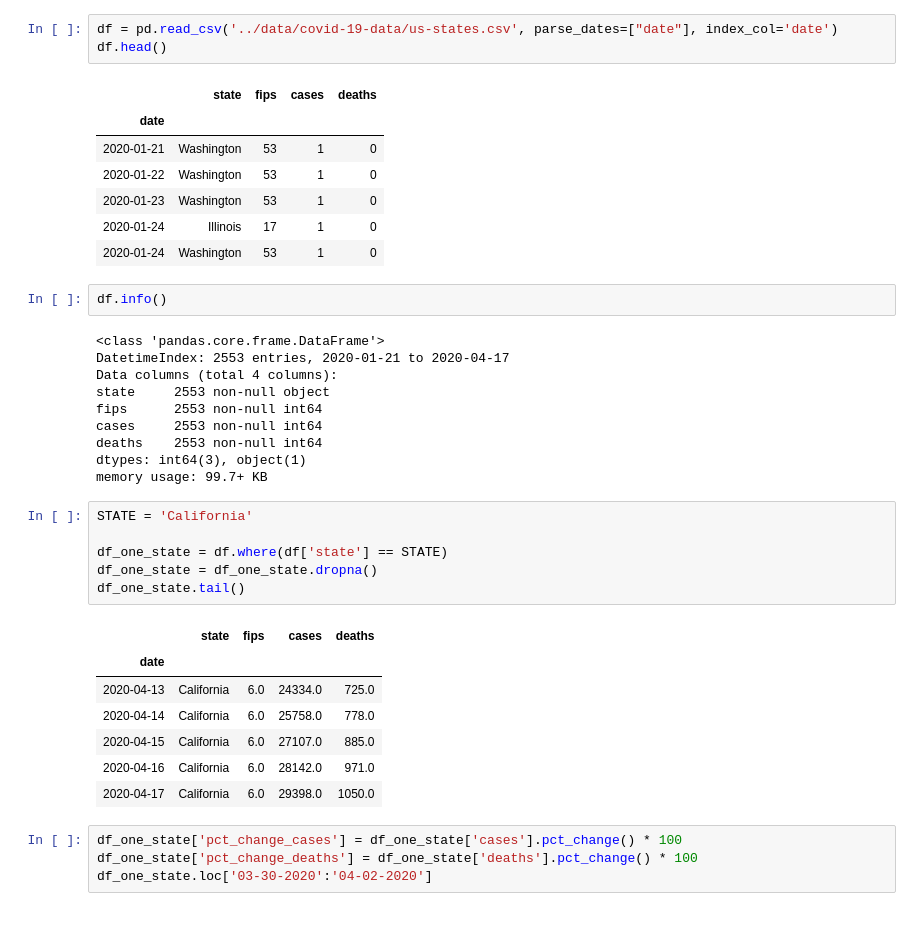
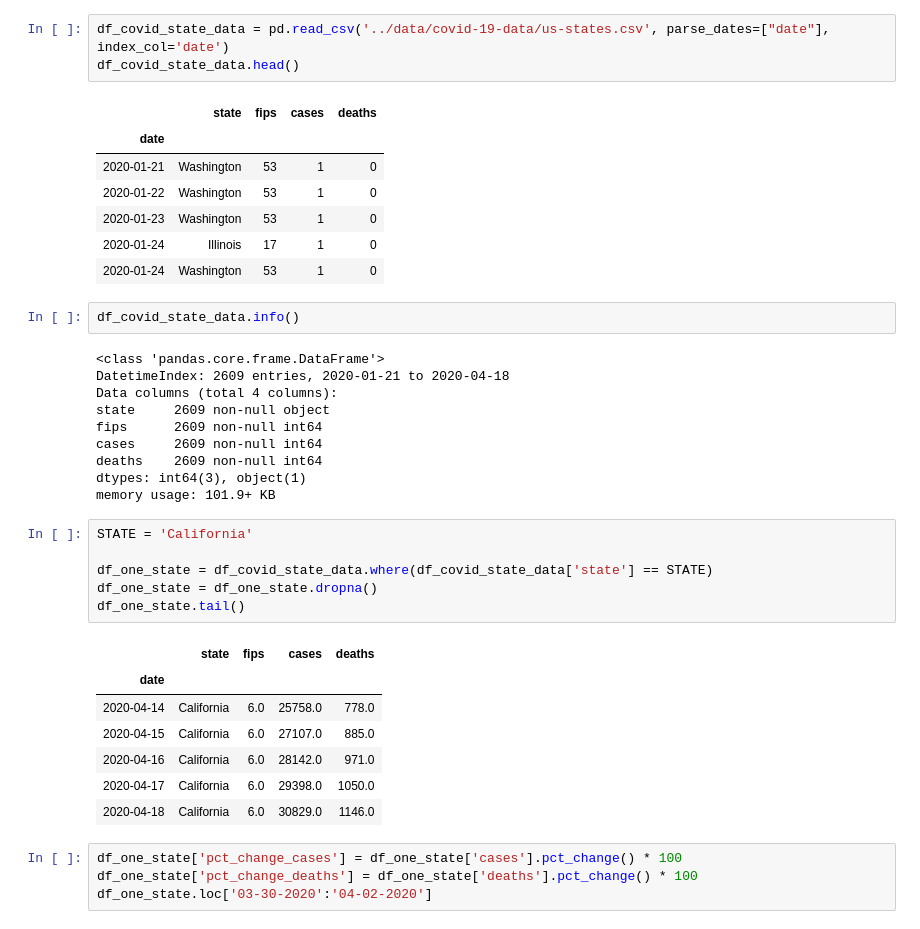
Before and after one commit to ajuljulian/covid-viz, a Jupyter notebook: notebooks/covid19-viz-us-states-1.ipynb, the cells around one changed output. Saved outputs shown, nothing was run; the diff lists cells and outputs as text.

```diff
--- a/notebooks/covid19-viz-us-states-1.ipynb
+++ b/notebooks/covid19-viz-us-states-1.ipynb
@@ -22,8 +25,8 @@ output_notebook()
 Loading BokehJS ...
 [interactive output not drawn]
 # %%
-df = pd.read_csv('../data/covid-19-data/us-states.csv', parse_dates=["date"], index_col='date')
-df.head()
+df_covid_state_data = pd.read_csv('../data/covid-19-data/us-states.csv', parse_dates=["date"], index_col='date')
+df_covid_state_data.head()
 # %% [output]
 |  | state | fips | cases | deaths |
 | date |  |  |  |  |
@@ -33,31 +36,31 @@ df.head()
 | 2020-01-24 | Illinois | 17 | 1 | 0 |
 | 2020-01-24 | Washington | 53 | 1 | 0 |
 # %%
-df.info()
+df_covid_state_data.info()
 # %% [output]
 <class 'pandas.core.frame.DataFrame'>
-DatetimeIndex: 2553 entries, 2020-01-21 to 2020-04-17
+DatetimeIndex: 2609 entries, 2020-01-21 to 2020-04-18
 Data columns (total 4 columns):
-state     2553 non-null object
-fips      2553 non-null int64
-cases     2553 non-null int64
-deaths    2553 non-null int64
+state     2609 non-null object
+fips      2609 non-null int64
+cases     2609 non-null int64
+deaths    2609 non-null int64
 dtypes: int64(3), object(1)
-memory usage: 99.7+ KB
+memory usage: 101.9+ KB
 # %%
 STATE = 'California'
 
-df_one_state = df.where(df['state'] == STATE)
+df_one_state = df_covid_state_data.where(df_covid_state_data['state'] == STATE)
 df_one_state = df_one_state.dropna()
 df_one_state.tail()
 # %% [output]
 |  | state | fips | cases | deaths |
 | date |  |  |  |  |
-| 2020-04-13 | California | 6.0 | 24334.0 | 725.0 |
 | 2020-04-14 | California | 6.0 | 25758.0 | 778.0 |
 | 2020-04-15 | California | 6.0 | 27107.0 | 885.0 |
 | 2020-04-16 | California | 6.0 | 28142.0 | 971.0 |
 | 2020-04-17 | California | 6.0 | 29398.0 | 1050.0 |
+| 2020-04-18 | California | 6.0 | 30829.0 | 1146.0 |
 # %%
 df_one_state['pct_change_cases'] = df_one_state['cases'].pct_change() * 100
 df_one_state['pct_change_deaths'] = df_one_state['deaths'].pct_change() * 100
```
Also changed, not shown: parts of 8 cells of this notebook, 4 other files.
